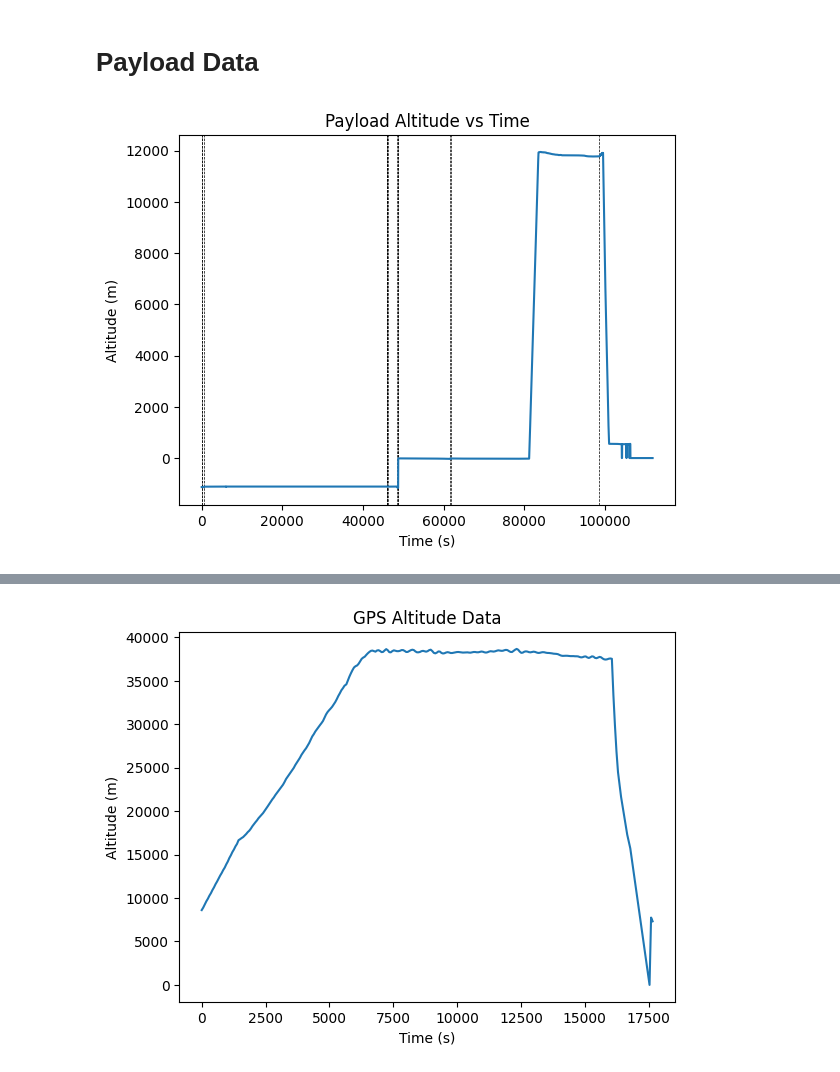
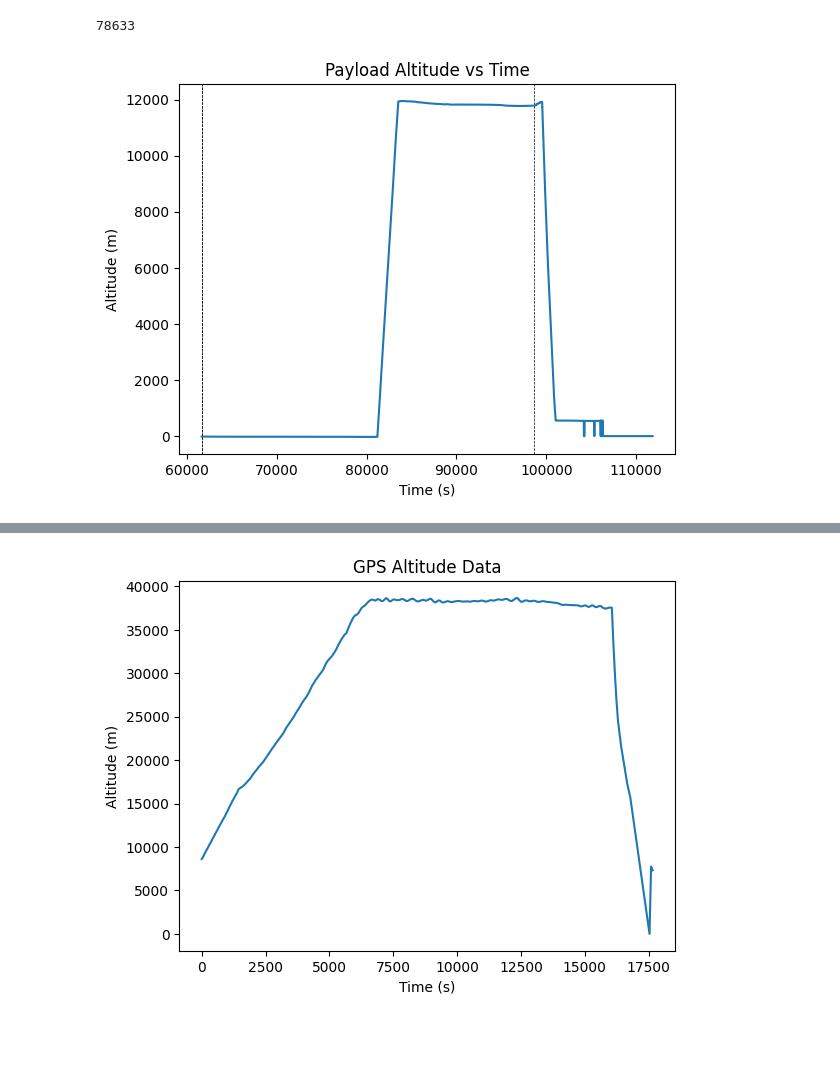
Before and after one commit to DexterBinary/HAB_Data_Analysis_2024, a Jupyter notebook: notebooks/analysis.ipynb, the cells around one changed output, grey strips where cells are left out. Cells and saved outputs as stored; diff of their text form; code cells hidden in the pictures; blank space fills up the shorter version.

```diff
--- a/notebooks/analysis.ipynb
+++ b/notebooks/analysis.ipynb
@@ -7,5 +8,12 @@ import csv
-# %% [markdown]
-# Payload Data
+# %%
+dfPayload = pd.read_csv('../data/modified/formattedData.csv')
+dfGPS = pd.read_csv('../data/modified/formattedGPSData.csv')
+
+cross_corr = correlate(dfPayload['Altitude'], dfGPS['BAR ALT'], mode='valid', method='fft')
+offset = np.argmax(cross_corr)
+print(offset)
+# %% [output]
+78633
 # %%
 def csvBreaks(df):
     previousFile = 0
@@ -17,17 +25,17 @@ def csvBreaks(df):
         previousFile = currentFile
     return allBreaks
 # %%
-df = pd.read_csv('../data/modified/formattedData.csv')
-
-for b in csvBreaks(df):
+dfPayload = pd.read_csv('../data/modified/formattedData.csv')
+dfPayload = dfPayload[dfPayload['DataFileNumber'].isin([11,12,13])]
+for b in csvBreaks(dfPayload):
 	plt.axvline(x=b, color='black', ls='--',lw=0.5)
 
-plt.plot(df['Time'], df['Altitude'])
+plt.plot(dfPayload['Time'], dfPayload['Altitude'])
 plt.title('Payload Altitude vs Time')
 plt.xlabel('Time (s)')
 plt.ylabel('Altitude (m)')
 plt.savefig('../results/plots/altitude_vs_time.png')
 plt.show()
 # %% [output]
-[figure, old version]
+[figure, new version]
 # %%
```
Also changed, not shown: parts of 4 cells of this notebook, 4 other files.
